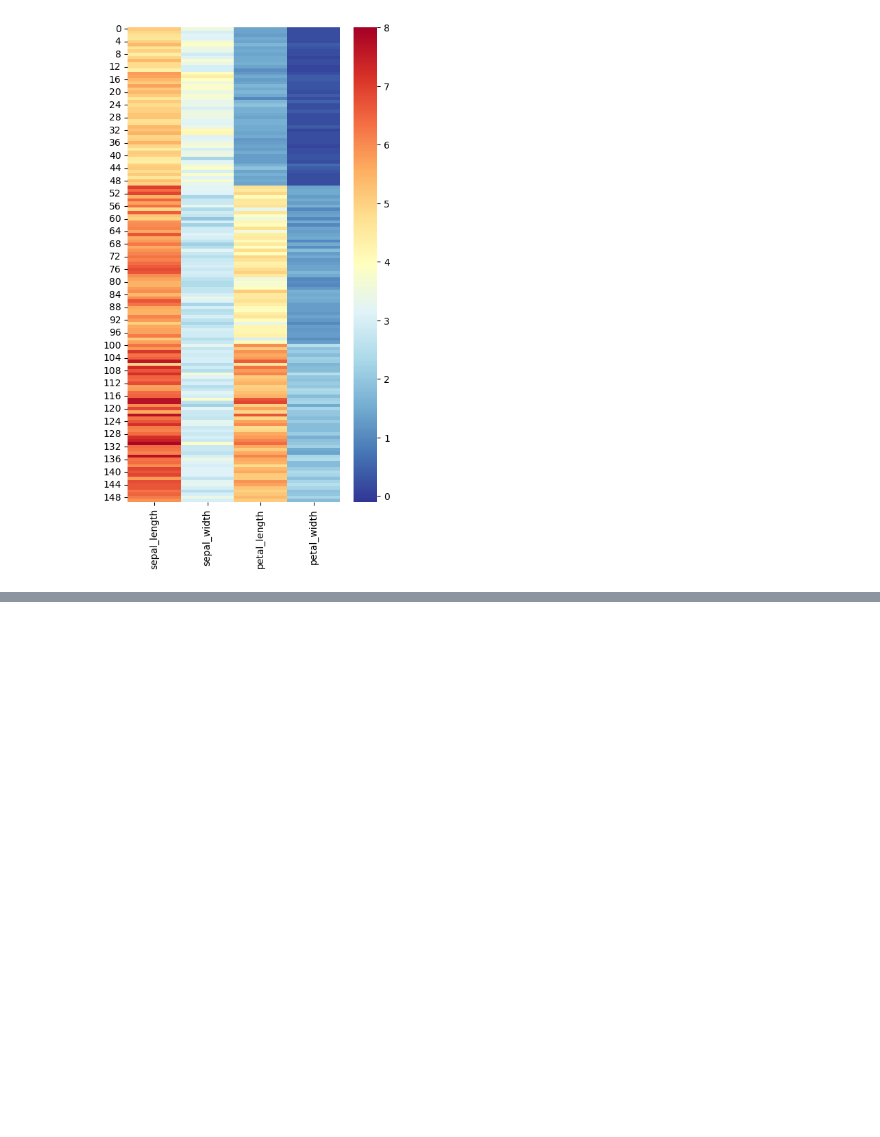
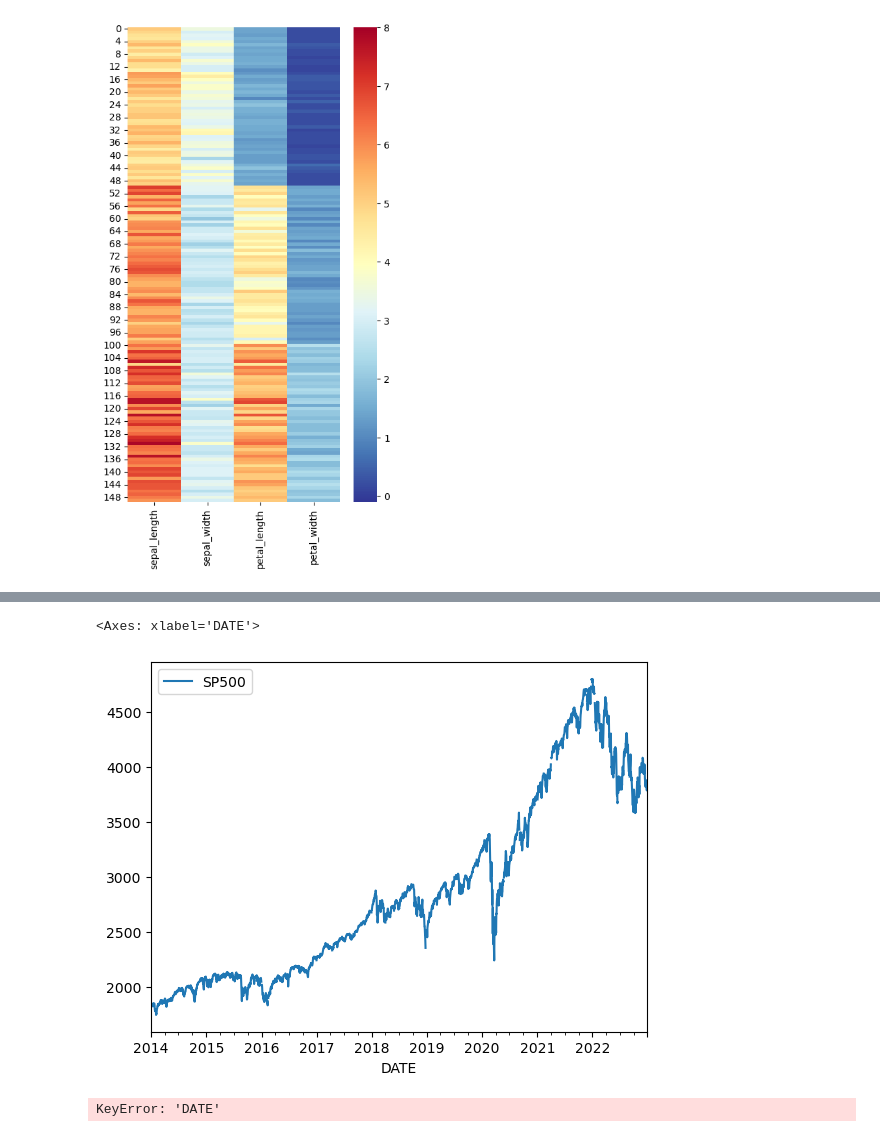
Before and after one commit to Arch-jyh/iris_books, a Jupyter notebook: book1/19/exersice.ipynb, the cells around one changed output, grey strips where cells are left out. Drawn from its saved outputs; the diff is of its cells as text; code cells hidden in the pictures; blank space fills up the shorter version.

```diff
--- a/book1/19/exersice.ipynb
+++ b/book1/19/exersice.ipynb
@@ -93,0 +192,30 @@ AttributeError: 'DataFrame' object has no attribute 'iteritems'
+# %%
+import pandas as pd
+csv_file_name = 'SP500_2014-01-01_2022-12-31.csv'
+df = pd.read_csv(csv_file_name,parse_dates = True,index_col=0)
+df.plot()
+# %% [output]
+<Axes: xlabel='DATE'>
+[figure, added]
+# %%
+import pandas as pd
+import requests
+import io
+
+url = 'https://fred.stlouisfed.org/data/SP500.txt'
+
+response = requests.get(url)
+
+if response.status_code == 200:
+    # 读取数据，跳过前44行，自动适配空格分隔符，并跳过格式错误的行
+    df = pd.read_csv(io.StringIO(response.text), skiprows=44, sep=r'\s+', engine='python', on_bad_lines='skip')
+
+    # 处理日期列并设置索引
+    df['DATE'] = pd.to_datetime(df['DATE'])
+    df.set_index('DATE', inplace=True)
+
+    print(df.head())  # 打印前5行数据
+else:
+    print("Failed to fetch data from the source")
+# %% [output]
+KeyError: 'DATE'
```
Also changed, not shown: parts of 10 cells of this notebook, 4 other files.
